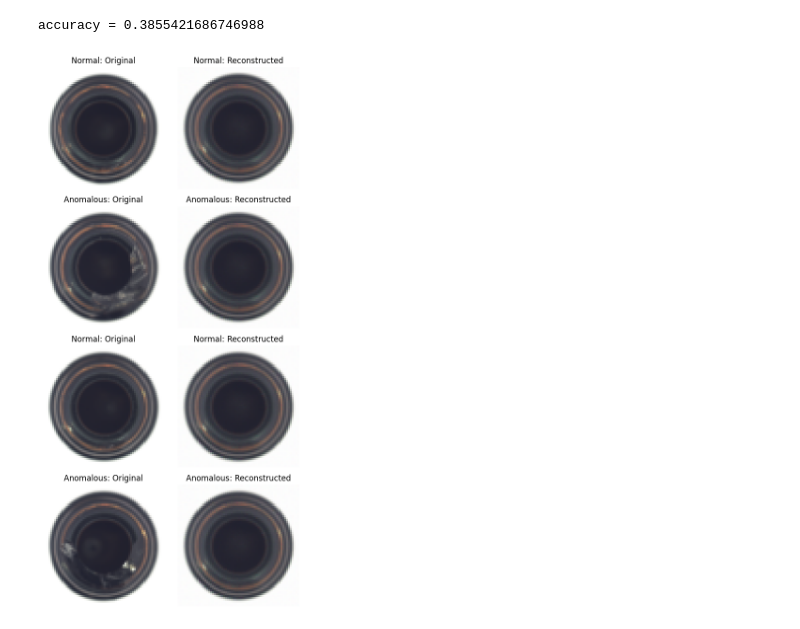
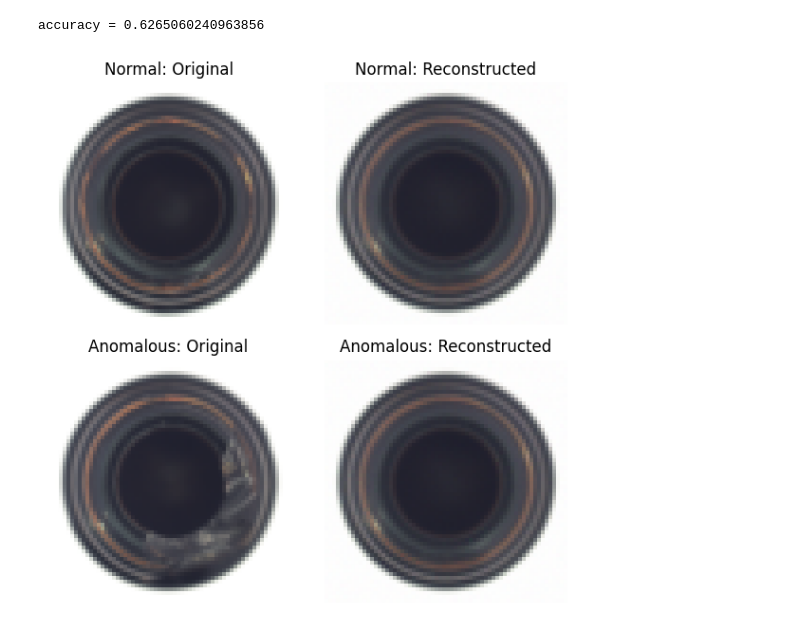
Before and after one commit to xZenshin/Anomaly-Detection, a Jupyter notebook: Anomaly_Detector_3000.ipynb, the cells around one changed output. Cells and saved outputs as stored; diff of their text form; code cells hidden in the pictures.

```diff
--- a/Anomaly_Detector_3000.ipynb
+++ b/Anomaly_Detector_3000.ipynb
@@ -256,7 +255,7 @@ def get_predictions(model, loader, threshold, device='cuda'):
             reconstruction_errors.extend(error.cpu().numpy())
 
             # Classify as anomaly if reconstruction error > threshold
-            pred = (error > threshold).float()
+            pred = (error <= threshold).float()
             predictions.extend(pred.cpu().numpy())
 
             # Convert labels to binary (1: good, 0: anomaly)
@@ -272,9 +271,9 @@ p, t, r = get_predictions(ae, test_loader, anomaly_threshold, device)
 
 print(f"accuracy = {np.mean(p == t)}")
 # %% [output]
-accuracy = 0.3855421686746988
+accuracy = 0.6265060240963856
 # %%
-def plot_original_and_reconstructed_with_anomalies(model, data_loader, device, num_images=2):
+def plot_original_and_reconstructed_with_anomalies(model, data_loader, device, num_images=1):
     """
     Plot original and reconstructed images side by side, including anomalous images.
 
@@ -314,31 +313,31 @@ def plot_original_and_reconstructed_with_anomalies(model, data_loader, device, n
                 break
 
     # Plot the images
     fig, axes = plt.subplots(num_images * 2, 2, figsize=(6, num_images * 6))
     for i in range(num_images):
         # Normal images
         axes[2 * i, 0].imshow(normal_images[i].transpose(1, 2, 0))  # CHW to HWC
         axes[2 * i, 0].set_title("Normal: Original")
         axes[2 * i, 0].axis('off')
 
         axes[2 * i, 1].imshow(normal_reconstructions[i].transpose(1, 2, 0))  # CHW to HWC
         axes[2 * i, 1].set_title("Normal: Reconstructed")
         axes[2 * i, 1].axis('off')
 
         # Anomalous images
         axes[2 * i + 1, 0].imshow(anomalous_images[i].transpose(1, 2, 0))  # CHW to HWC
         axes[2 * i + 1, 0].set_title("Anomalous: Original")
         axes[2 * i + 1, 0].axis('off')
 
         axes[2 * i + 1, 1].imshow(anomalous_reconstructions[i].transpose(1, 2, 0))  # CHW to HWC
         axes[2 * i + 1, 1].set_title("Anomalous: Reconstructed")
         axes[2 * i + 1, 1].axis('off')
 
     plt.tight_layout()
     plt.show()
 
 
 
 plot_original_and_reconstructed_with_anomalies(ae, test_loader, device)
 # %% [output]
-[figure, old version]
+[figure, new version]
```
Also changed, not shown: parts of 8 cells of this notebook, 1 other file.
